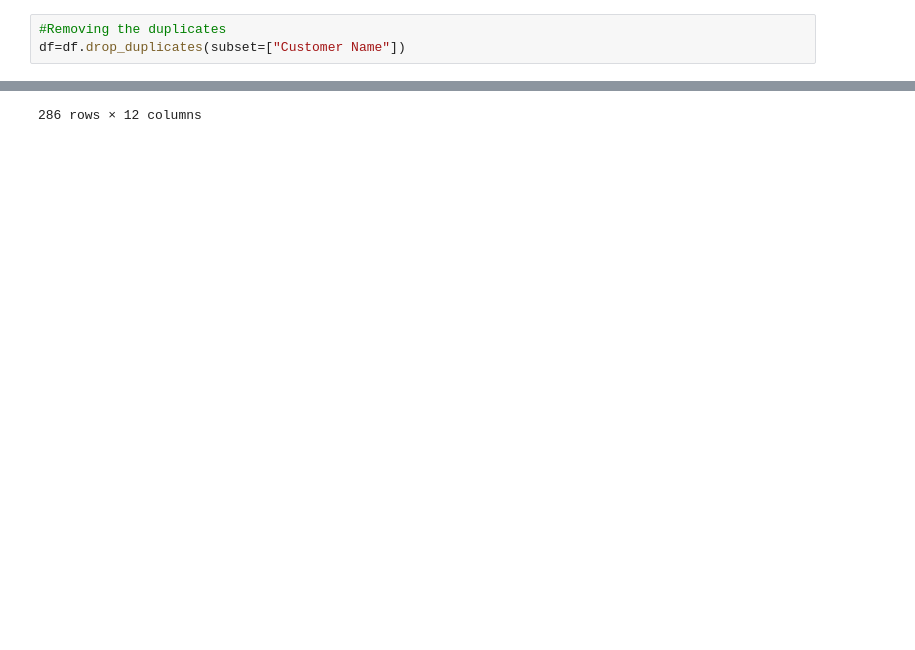
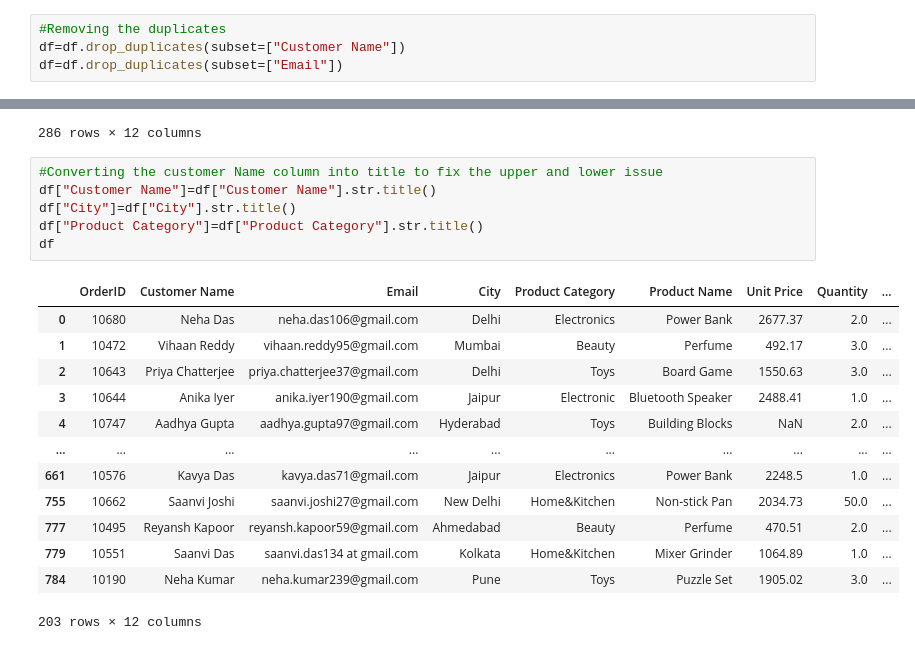
Before and after one commit to harsha0p6300/Python_Numpy-pandas, a Jupyter notebook: data_clean.ipynb, the cells around one changed output, grey strips where cells are left out. Cells and saved outputs as stored; diff of their text form; blank space fills up the shorter version.

```diff
--- a/data_clean.ipynb
+++ b/data_clean.ipynb
@@ -70,6 +70,7 @@ print(df["Customer Name"].duplicated().sum())
 # %%
 #Removing the duplicates
 df=df.drop_duplicates(subset=["Customer Name"])
+df=df.drop_duplicates(subset=["Email"])
 # %%
 df
 # %% [output]
@@ -86,3 +87,23 @@ df
 | 802 | 10731 | Divya Chowdary | divya.chowdary12@gmail.com | BANGALORE | Book | Data Science Handbook | NaN | 1.0 | ... |
 | 816 | 10197 | REYANSH PILLAI | reyansh.pillai169@yahoo.com | Chennai | electronics | LED Monitor | 946.04 | 2.0 | ... |
 286 rows × 12 columns
+# %%
+#Converting the customer Name column into title to fix the upper and lower issue
+df["Customer Name"]=df["Customer Name"].str.title()
+df["City"]=df["City"].str.title()
+df["Product Category"]=df["Product Category"].str.title()
+df
+# %% [output]
+|  | OrderID | Customer Name | Email | City | Product Category | Product Name | Unit Price | Quantity | ... |
+| 0 | 10680 | Neha Das | neha.das106@gmail.com | Delhi | Electronics | Power Bank | 2677.37 | 2.0 | ... |
+| 1 | 10472 | Vihaan Reddy | vihaan.reddy95@gmail.com | Mumbai | Beauty | Perfume | 492.17 | 3.0 | ... |
+| 2 | 10643 | Priya Chatterjee | priya.chatterjee37@gmail.com | Delhi | Toys | Board Game | 1550.63 | 3.0 | ... |
+| 3 | 10644 | Anika Iyer | anika.iyer190@gmail.com | Jaipur | Electronic | Bluetooth Speaker | 2488.41 | 1.0 | ... |
+| 4 | 10747 | Aadhya Gupta | aadhya.gupta97@gmail.com | Hyderabad | Toys | Building Blocks | NaN | 2.0 | ... |
+| ... | ... | ... | ... | ... | ... | ... | ... | ... | ... |
+| 661 | 10576 | Kavya Das | kavya.das71@gmail.com | Jaipur | Electronics | Power Bank | 2248.5 | 1.0 | ... |
+| 755 | 10662 | Saanvi Joshi | saanvi.joshi27@gmail.com | New Delhi | Home&Kitchen | Non-stick Pan | 2034.73 | 50.0 | ... |
+| 777 | 10495 | Reyansh Kapoor | reyansh.kapoor59@gmail.com | Ahmedabad | Beauty | Perfume | 470.51 | 2.0 | ... |
+| 779 | 10551 | Saanvi Das | saanvi.das134 at gmail.com | Kolkata | Home&Kitchen | Mixer Grinder | 1064.89 | 1.0 | ... |
+| 784 | 10190 | Neha Kumar | neha.kumar239@gmail.com | Pune | Toys | Puzzle Set | 1905.02 | 3.0 | ... |
+203 rows × 12 columns
```
Also changed, not shown: parts of 1 cell of this notebook.
